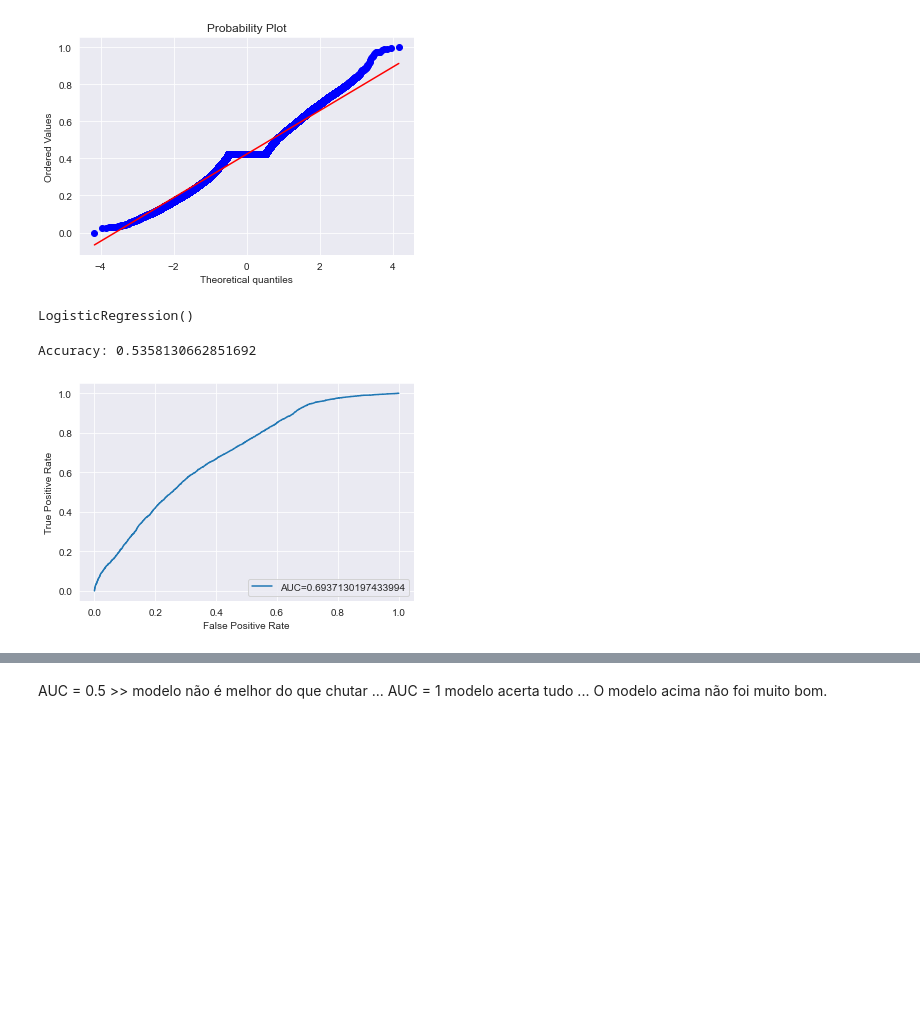
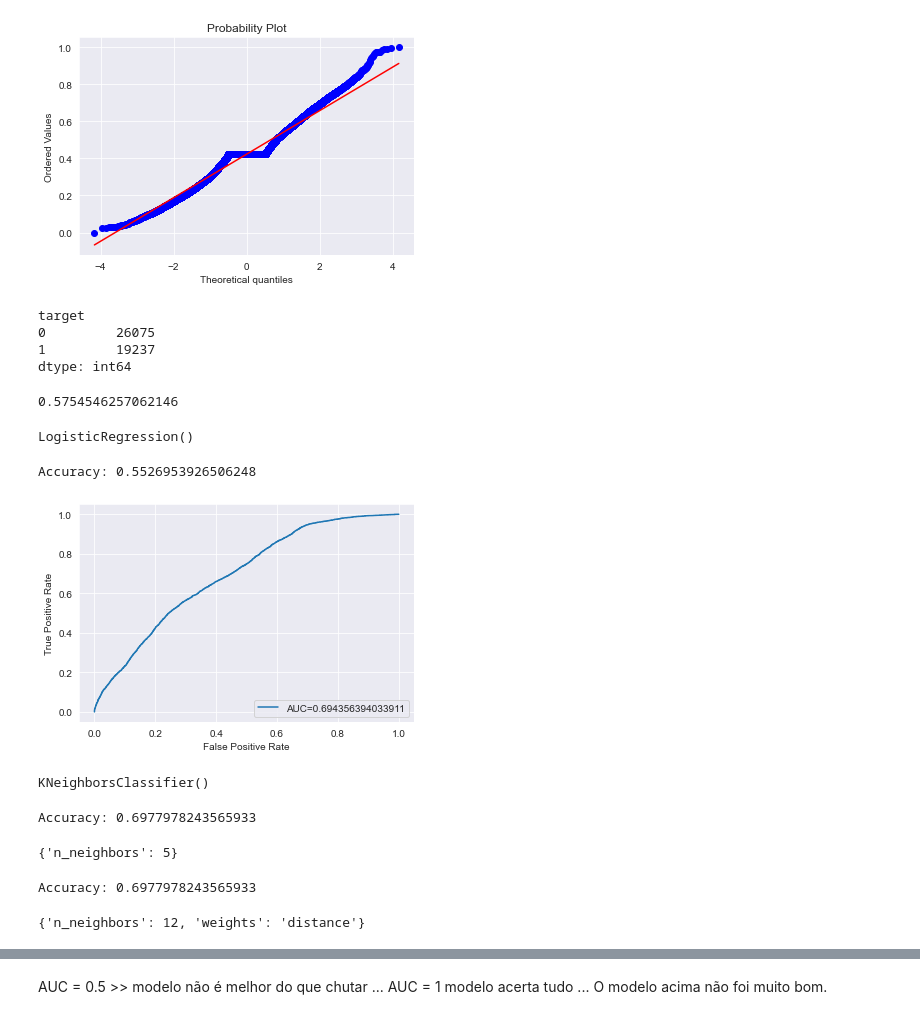
Before and after one commit to fernandops21/Case-Electricty, a Jupyter notebook: Case Electricity - Genial .ipynb, the cells around one changed output, grey strips where cells are left out. Drawn from its saved outputs; the diff is of its cells as text; code cells hidden in the pictures; blank space fills up the shorter version.

```diff
--- a/Case Electricity - Genial .ipynb
+++ b/Case Electricity - Genial .ipynb
@@ -57,0 +75,2 @@ df.describe()
+# %%
+df["day"] = pd.to_numeric(df["day"])
@@ -187,34 +220,87 @@ stats.probplot(df.vicdemand, dist="norm", plot=pylab)
  (0.1174331447804295, 0.42291507571945613, 0.9707226174261446))
 [figure]
 # %%
-x = df[['nswdemand','vicprice','vicdemand']]
+X = df[['date','day','period','nswdemand','vicdemand','transfer']]
+X = X.values
 y = df[['target']]
-
-x_train, x_test, y_train, y_test = train_test_split(x,y,test_size=0.3,random_state=0)
+print(y.value_counts())
+y = y.values
+X_train, X_test, y_train, y_test = train_test_split(X,y,test_size=0.3,random_state=0)
+# %% [output]
+target
+0         26075
+1         19237
+dtype: int64
+# %%
+26075/(26075+19237)
+# %% [output]
+0.5754546257062146
 # %%
 log_regression = LogisticRegression()
-log_regression.fit(x_train,y_train.values.ravel())
+log_regression.fit(X_train,y_train.ravel())
 # %% [output]
 LogisticRegression()
 # %%
-y_pred = log_regression.predict(x_test)
+y_pred = log_regression.predict(X_test)
 # F1_score
-results1 =[]
-results1.append(f1_score(y_test,y_pred))
+results =f1_score(y_test,y_pred)
+
 # Accuracy
 print('Accuracy:', np.mean(results1))
 # %% [output]
-Accuracy: 0.5358130662851692
+Accuracy: 0.5526953926506248
 # %%
-y_pred_proba = log_regression.predict_proba(x_test)[::,1]
+y_pred_proba = log_regression.predict_proba(X_test)[::,1]
 fpr, tpr, _ = metrics.roc_curve(y_test,  y_pred_proba)
 auc = metrics.roc_auc_score(y_test, y_pred_proba)
 
 #create ROC curve
 plt.plot(fpr,tpr,label="AUC="+str(auc))
 plt.ylabel('True Positive Rate')
 plt.xlabel('False Positive Rate')
 plt.legend(loc=4)
 plt.show()
 # %% [output]
-[figure, old version]
+[figure, new version]
+# %%
+from sklearn.neighbors import KNeighborsClassifier
+
+model = KNeighborsClassifier(n_neighbors=5)
+model.fit(X_train,y_train.ravel())
+# %% [output]
+KNeighborsClassifier()
+# %%
+y_pred = model.predict(X_test)
+results = f1_score(y_test,y_pred)
+
+print('Accuracy:', np.mean(results))
+# %% [output]
+Accuracy: 0.6977978243565933
+# %%
+from sklearn.model_selection import GridSearchCV
+parameters = {"n_neighbors": range(1, 10)} # rodei 1 a 50 .. resultado 5 .. diminui para nao demorar muito quando rodasse novamente
+gridsearch = GridSearchCV(KNeighborsClassifier(), parameters)
+gridsearch.fit(X_train, y_train.ravel())
+gridsearch.best_params_
+# %% [output]
+{'n_neighbors': 5}
+# %%
+y_pred_grid = gridsearch.predict(X_test)
+results = []
+
+results.append(f1_score(y_test,y_pred_grid))
+print('Accuracy:', np.mean(results))
+# %% [output]
+Accuracy: 0.6977978243565933
+# %%
+parameters = {
+    "n_neighbors": range(1, 15),
+    "weights": ["uniform", "distance"],
+}
+
+gridsearch = GridSearchCV(KNeighborsClassifier(), parameters)
+gridsearch.fit(X_train, y_train.ravel())
+
+gridsearch.best_params_
+# %% [output]
+{'n_neighbors': 12, 'weights': 'distance'}
```
Also changed, not shown: parts of 30 cells of this notebook.
